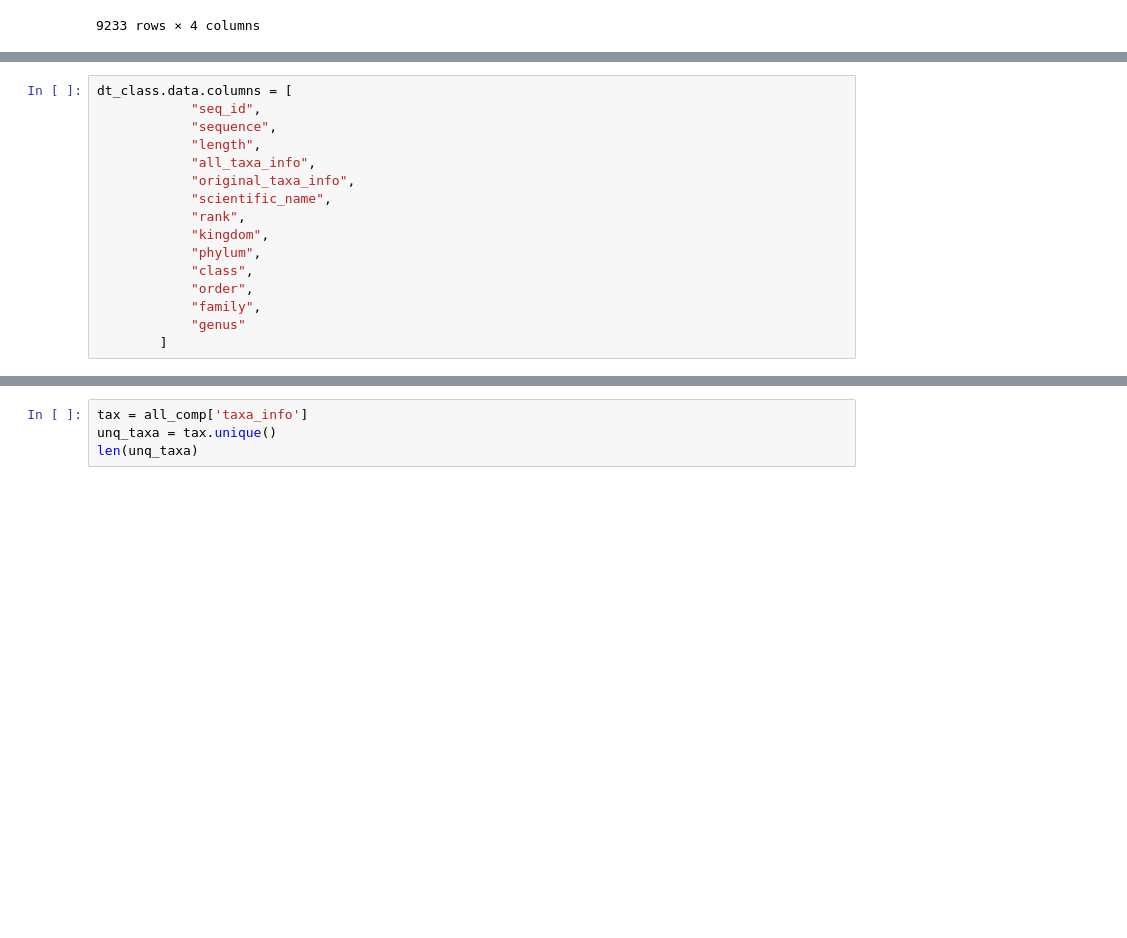
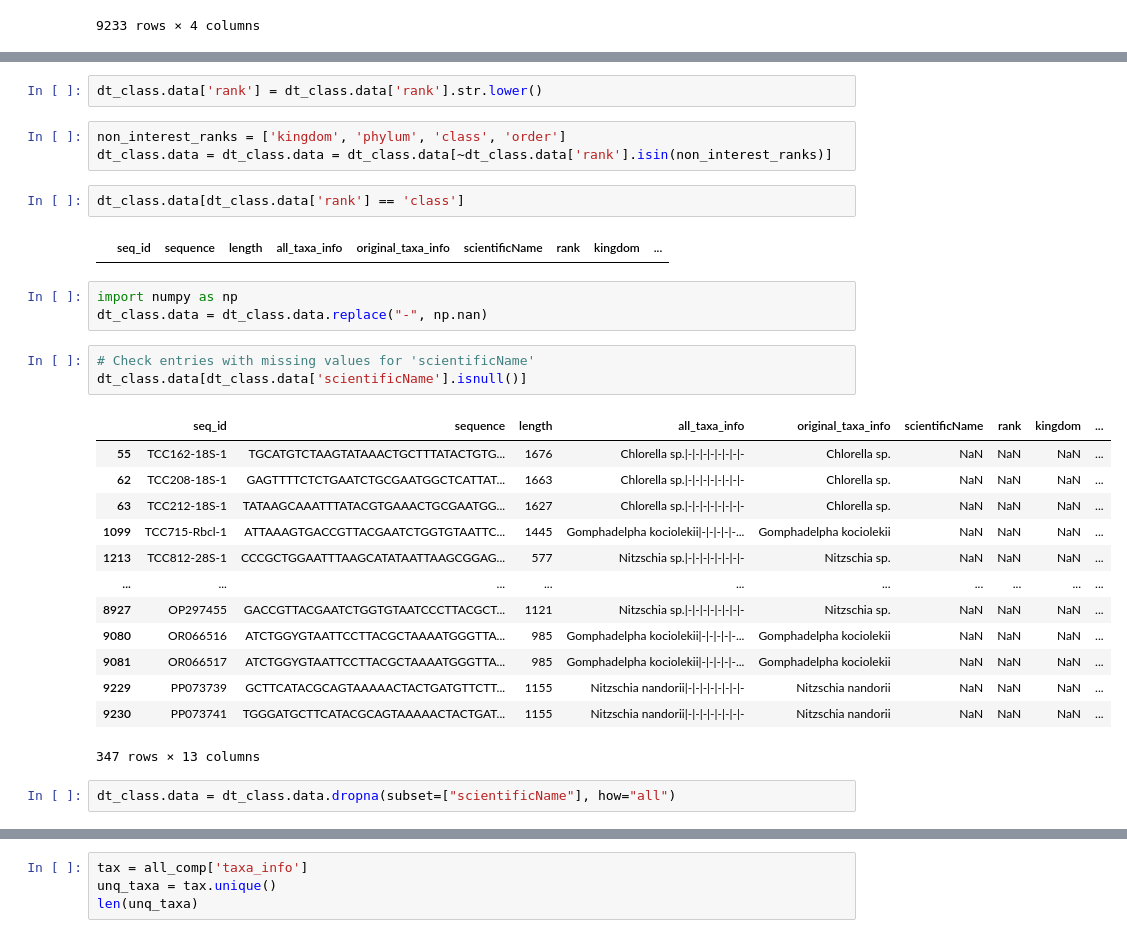
Before and after one commit to CIBIO-BU/mozaiko, a Jupyter notebook: draft.ipynb, the cells around one changed output, grey strips where cells are left out. Saved outputs shown, nothing was run; the diff lists cells and outputs as text; blank space fills up the shorter version.

```diff
--- a/draft.ipynb
+++ b/draft.ipynb
@@ -47,16 +77,31 @@ dt_class.data
-# %%
-dt_class.data.columns = [
-            "seq_id",
-            "sequence",
-            "length",
-            "all_taxa_info",
-            "original_taxa_info",
-            "scientific_name",
-            "rank",
-            "kingdom",
-            "phylum",
-            "class",
-            "order",
-            "family",
-            "genus"
-        ]
+# %%
+dt_class.data['rank'] = dt_class.data['rank'].str.lower()
+# %%
+non_interest_ranks = ['kingdom', 'phylum', 'class', 'order']
+dt_class.data = dt_class.data = dt_class.data[~dt_class.data['rank'].isin(non_interest_ranks)]
+# %%
+dt_class.data[dt_class.data['rank'] == 'class']
+# %% [output]
+|  | seq_id | sequence | length | all_taxa_info | original_taxa_info | scientificName | rank | kingdom | ... |
+# %%
+import numpy as np
+dt_class.data = dt_class.data.replace("-", np.nan)
+# %%
+# Check entries with missing values for 'scientificName'
+dt_class.data[dt_class.data['scientificName'].isnull()]
+# %% [output]
+|  | seq_id | sequence | length | all_taxa_info | original_taxa_info | scientificName | rank | kingdom | ... |
+| 55 | TCC162-18S-1 | TGCATGTCTAAGTATAAACTGCTTTATACTGTG... | 1676 | Chlorella sp.|-|-|-|-|-|-|-|- | Chlorella sp. | NaN | NaN | NaN | ... |
+| 62 | TCC208-18S-1 | GAGTTTTCTCTGAATCTGCGAATGGCTCATTAT... | 1663 | Chlorella sp.|-|-|-|-|-|-|-|- | Chlorella sp. | NaN | NaN | NaN | ... |
+| 63 | TCC212-18S-1 | TATAAGCAAATTTATACGTGAAACTGCGAATGG... | 1627 | Chlorella sp.|-|-|-|-|-|-|-|- | Chlorella sp. | NaN | NaN | NaN | ... |
+| 1099 | TCC715-Rbcl-1 | ATTAAAGTGACCGTTACGAATCTGGTGTAATTC... | 1445 | Gomphadelpha kociolekii|-|-|-|-|-... | Gomphadelpha kociolekii | NaN | NaN | NaN | ... |
+| 1213 | TCC812-28S-1 | CCCGCTGGAATTTAAGCATATAATTAAGCGGAG... | 577 | Nitzschia sp.|-|-|-|-|-|-|-|- | Nitzschia sp. | NaN | NaN | NaN | ... |
+| ... | ... | ... | ... | ... | ... | ... | ... | ... | ... |
+| 8927 | OP297455 | GACCGTTACGAATCTGGTGTAATCCCTTACGCT... | 1121 | Nitzschia sp.|-|-|-|-|-|-|-|- | Nitzschia sp. | NaN | NaN | NaN | ... |
+| 9080 | OR066516 | ATCTGGYGTAATTCCTTACGCTAAAATGGGTTA... | 985 | Gomphadelpha kociolekii|-|-|-|-|-... | Gomphadelpha kociolekii | NaN | NaN | NaN | ... |
+| 9081 | OR066517 | ATCTGGYGTAATTCCTTACGCTAAAATGGGTTA... | 985 | Gomphadelpha kociolekii|-|-|-|-|-... | Gomphadelpha kociolekii | NaN | NaN | NaN | ... |
+| 9229 | PP073739 | GCTTCATACGCAGTAAAAACTACTGATGTTCTT... | 1155 | Nitzschia nandorii|-|-|-|-|-|-|-|- | Nitzschia nandorii | NaN | NaN | NaN | ... |
+| 9230 | PP073741 | TGGGATGCTTCATACGCAGTAAAAACTACTGAT... | 1155 | Nitzschia nandorii|-|-|-|-|-|-|-|- | Nitzschia nandorii | NaN | NaN | NaN | ... |
+347 rows × 13 columns
+# %%
+dt_class.data = dt_class.data.dropna(subset=["scientificName"], how="all")
```
Also changed, not shown: parts of 8 cells of this notebook, 5 other files.
